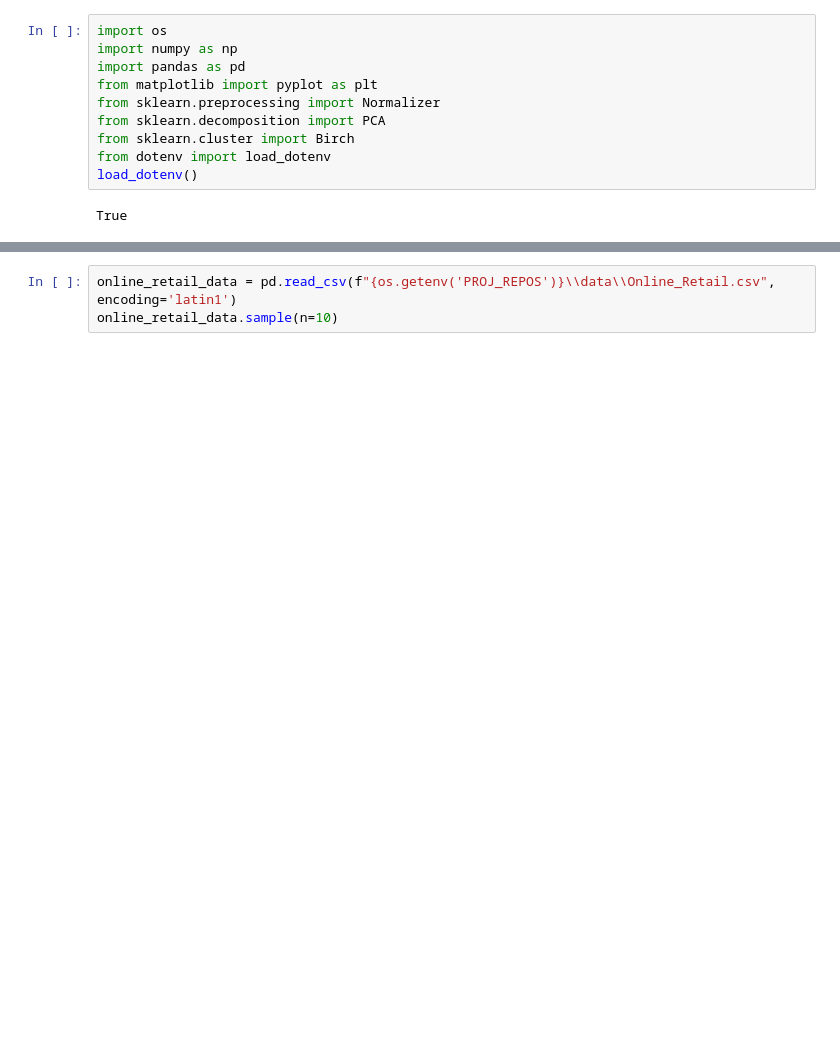
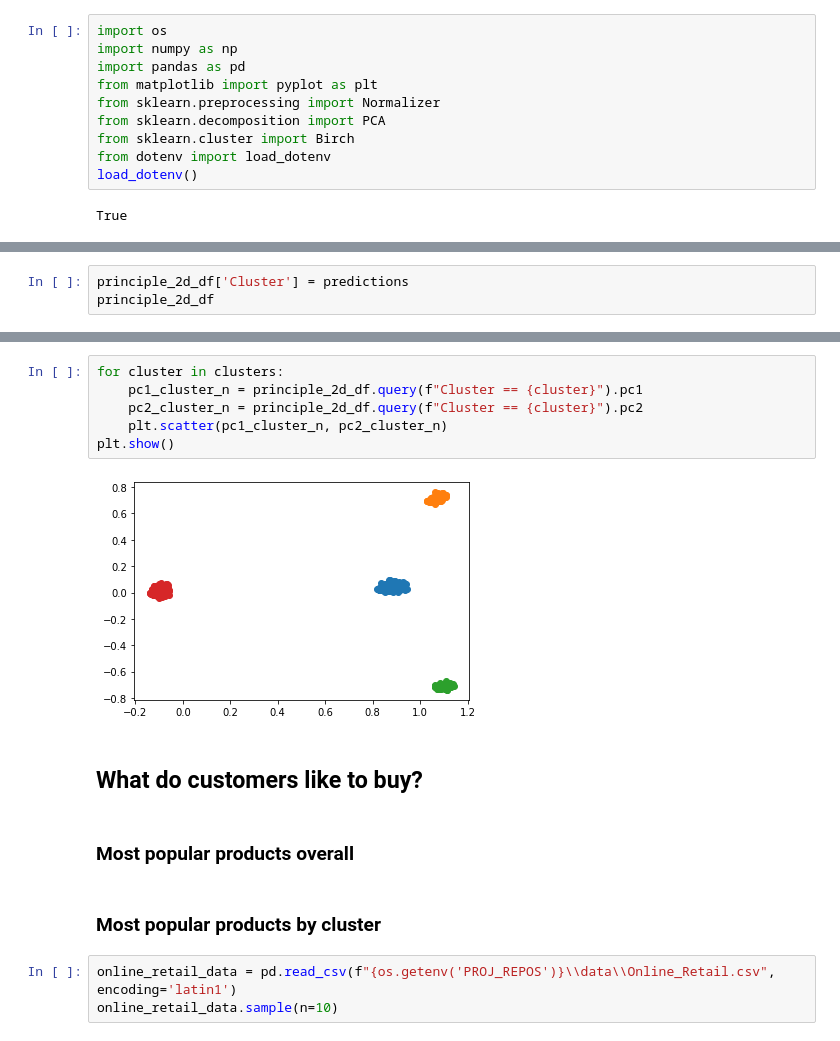
Before and after one commit to smlovullo/Online-Retail, a Jupyter notebook: notebooks/data_exploration.ipynb, the cells around one changed output, grey strips where cells are left out. Cells and saved outputs as stored; diff of their text form; blank space fills up the shorter version.

```diff
--- a/notebooks/data_exploration.ipynb
+++ b/notebooks/data_exploration.ipynb
@@ -25,0 +91,3 @@ True
+# %%
+principle_2d_df['Cluster'] = predictions
+principle_2d_df
@@ -26,3 +109,17 @@ True
+# %%
+for cluster in clusters:
+	pc1_cluster_n = principle_2d_df.query(f"Cluster == {cluster}").pc1
+	pc2_cluster_n = principle_2d_df.query(f"Cluster == {cluster}").pc2
+	plt.scatter(pc1_cluster_n, pc2_cluster_n)
+plt.show()
+# %% [output]
+[figure, added]
+# %% [markdown]
+## What do customers like to buy?
+# %% [markdown]
+### Most popular products overall
+# %% [markdown]
+### Most popular products by cluster
 # %%
 online_retail_data = pd.read_csv(f"{os.getenv('PROJ_REPOS')}\\data\\Online_Retail.csv", encoding='latin1')
 online_retail_data.sample(n=10)
```
Also changed, not shown: parts of 14 cells of this notebook, 2 other files.
